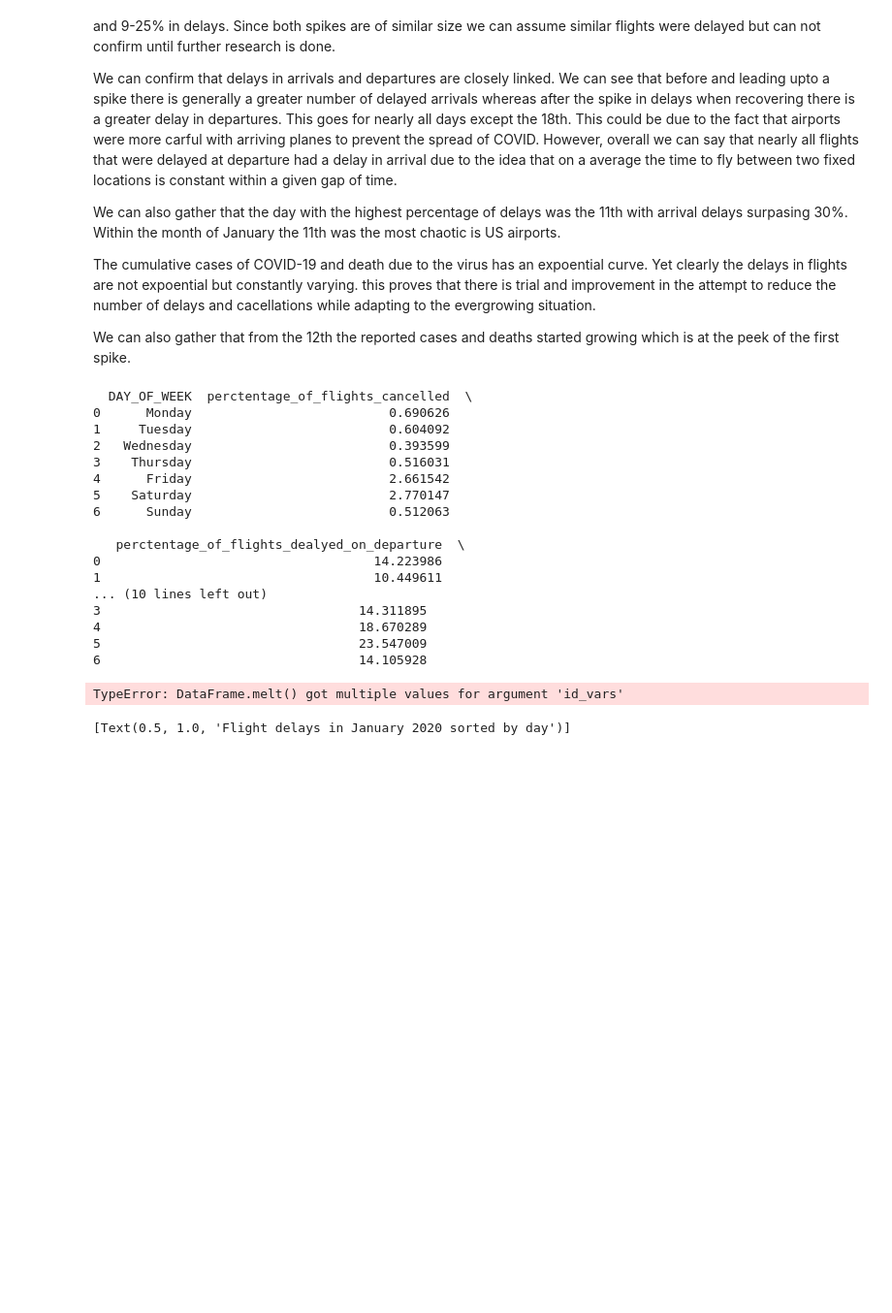
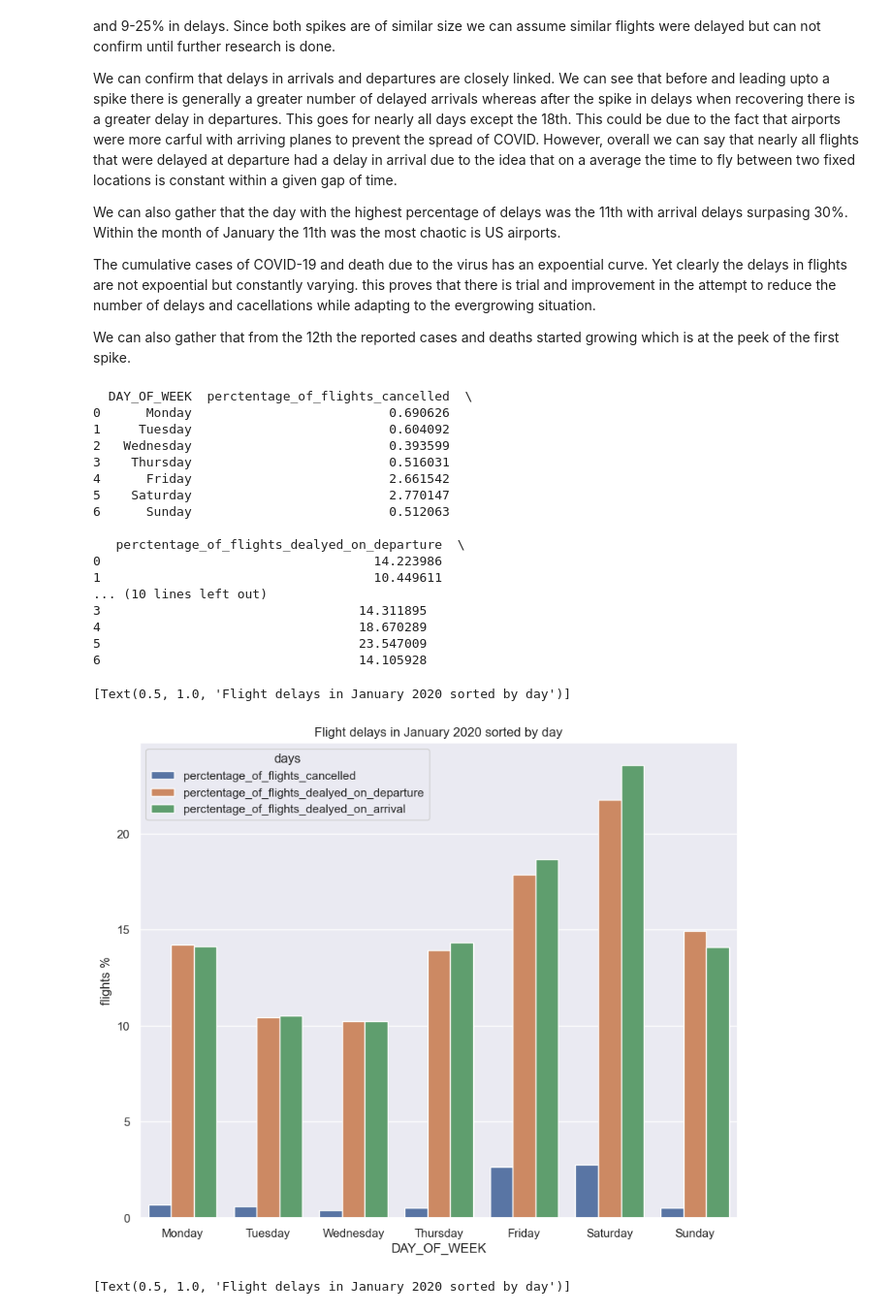
Before and after one commit to ubco-W2022T2-data301/project-group-group05, a Jupyter notebook: analysis/analysis_aakash.ipynb, the cells around one changed output. Shown: that part at 97% size. Saved outputs shown, nothing was run; the diff lists cells and outputs as text; code cells hidden in the pictures; blank space fills up the shorter version.

Commit message:
Fix error in Aakash's analysis

```diff
--- a/analysis/analysis_aakash.ipynb
+++ b/analysis/analysis_aakash.ipynb
@@ -123,10 +123,7 @@ def weekly(df2):
     )
     df7["DAY_OF_WEEK"]=df7["DAY_OF_WEEK"].map(weekday)
     print(df7)
-    df8=(df7
-        .melt(df7,id_vars=["DAY_OF_WEEK"], var_name="days",value_name="flights %")
-
-    )
+    df8=df7.melt(id_vars=["DAY_OF_WEEK"], var_name="days",value_name="flights %")
     return df8
 # %%
 # data set for covid
@@ -263,28 +267,29 @@ We can also gather that from the 12th the reported cases and deaths started grow
 # %%
 # F need help
 df5=weekly(df2)
 sns.set(rc={"figure.figsize":(10,8)})
-ax_day_plot2=sns.barplot(data=df5, x ="DAY_OF_WEEK",y="flight %" , hue="days")
+ax_day_plot2=sns.barplot(data=df5, x ="DAY_OF_WEEK",y="flights %" , hue="days")
 ax_day_plot2.set(title="Flight delays in January 2020 sorted by day")
 # %% [output]
   DAY_OF_WEEK  perctentage_of_flights_cancelled  \
 0      Monday                          0.690626
 1     Tuesday                          0.604092
 2   Wednesday                          0.393599
 3    Thursday                          0.516031
 4      Friday                          2.661542
 5    Saturday                          2.770147
 6      Sunday                          0.512063
 
    perctentage_of_flights_dealyed_on_departure  \
 0                                    14.223986
 1                                    10.449611
 ... (10 lines left out)
 3                                  14.311895
 4                                  18.670289
 5                                  23.547009
 6                                  14.105928
-TypeError: DataFrame.melt() got multiple values for argument 'id_vars'
+[Text(0.5, 1.0, 'Flight delays in January 2020 sorted by day')]
+[figure, added]
 # %%
 melted_df_2=pd.melt(counts_df_week_var2,id_vars=["DAY_OF_WEEK"], value_vars=["perctentage of flights dealyed on departure","perctentage of flights delayed on arrival","perctentage of flights cancelled"],var_name="day1",value_name="counter1")
 #hue splits them up again
```
Also changed, not shown: parts of 1 cell of this notebook.
